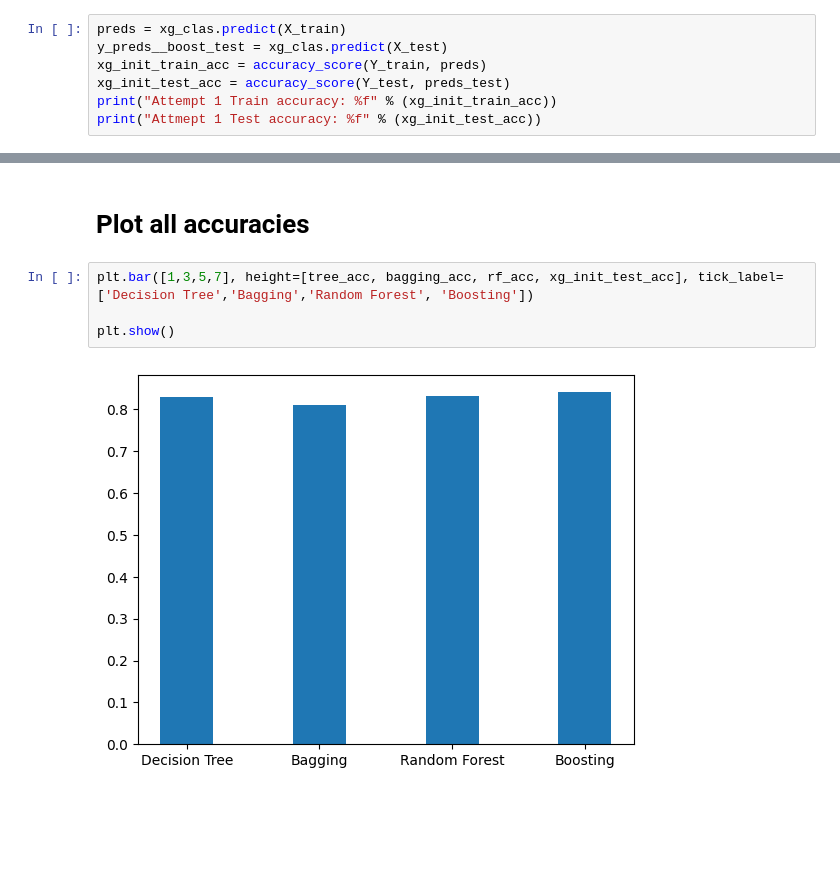
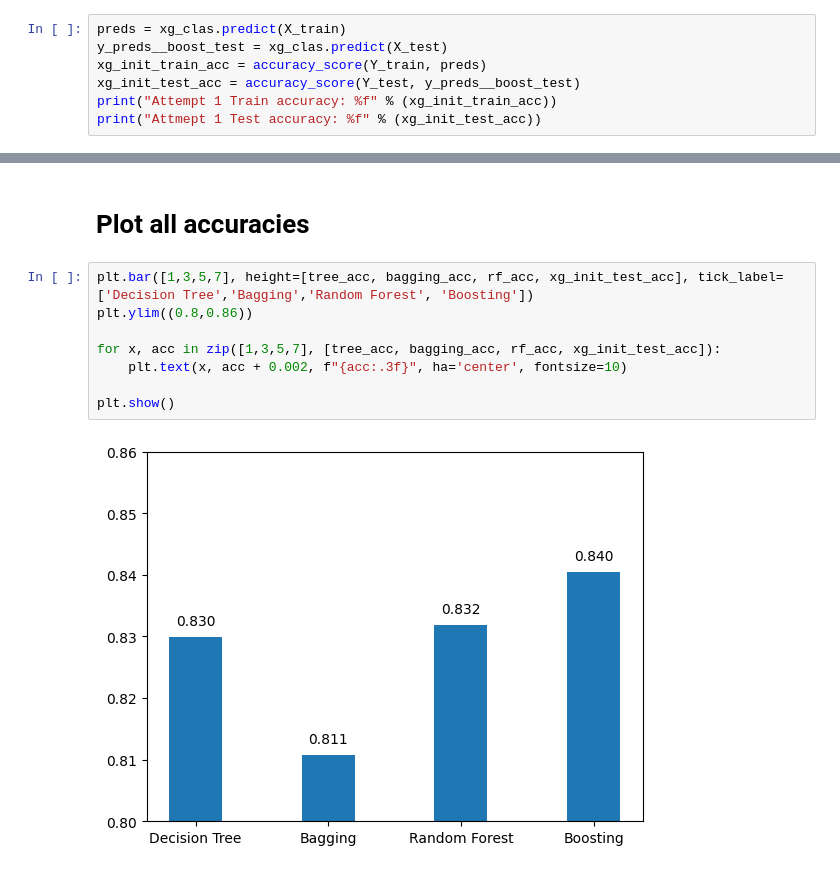
Before and after one commit to isaacchaljub/ML2_GP, a Jupyter notebook: ML2_group3.ipynb, the cells around one changed output, grey strips where cells are left out. Saved outputs shown, nothing was run; the diff lists cells and outputs as text; blank space fills up the shorter version.

Commit message:
Added labels to graphs and corrected the metrics matrix

```diff
--- a/ML2_group3.ipynb
+++ b/ML2_group3.ipynb
@@ -580,7 +579,7 @@ XGBClassifier(base_score=None, booster=None, callbacks=None,
 preds = xg_clas.predict(X_train)
 y_preds__boost_test = xg_clas.predict(X_test)
 xg_init_train_acc = accuracy_score(Y_train, preds)
-xg_init_test_acc = accuracy_score(Y_test, preds_test)
+xg_init_test_acc = accuracy_score(Y_test, y_preds__boost_test)
 print("Attempt 1 Train accuracy: %f" % (xg_init_train_acc))
 print("Attmept 1 Test accuracy: %f" % (xg_init_test_acc))
 # %% [output]
@@ -647,9 +646,13 @@ xgb.plot_importance(xg_clas, importance_type="weight")
 # Plot all accuracies
 # %%
 plt.bar([1,3,5,7], height=[tree_acc, bagging_acc, rf_acc, xg_init_test_acc], tick_label=['Decision Tree','Bagging','Random Forest', 'Boosting'])
+plt.ylim((0.8,0.86))
+
+for x, acc in zip([1,3,5,7], [tree_acc, bagging_acc, rf_acc, xg_init_test_acc]):
+    plt.text(x, acc + 0.002, f"{acc:.3f}", ha='center', fontsize=10)
 
 plt.show()
 # %% [output]
-[figure, old version]
+[figure, new version]
 # %%
 # To get a grasp on RMSE and MAE, MAPE
```
Also changed, not shown: parts of 7 cells of this notebook.
